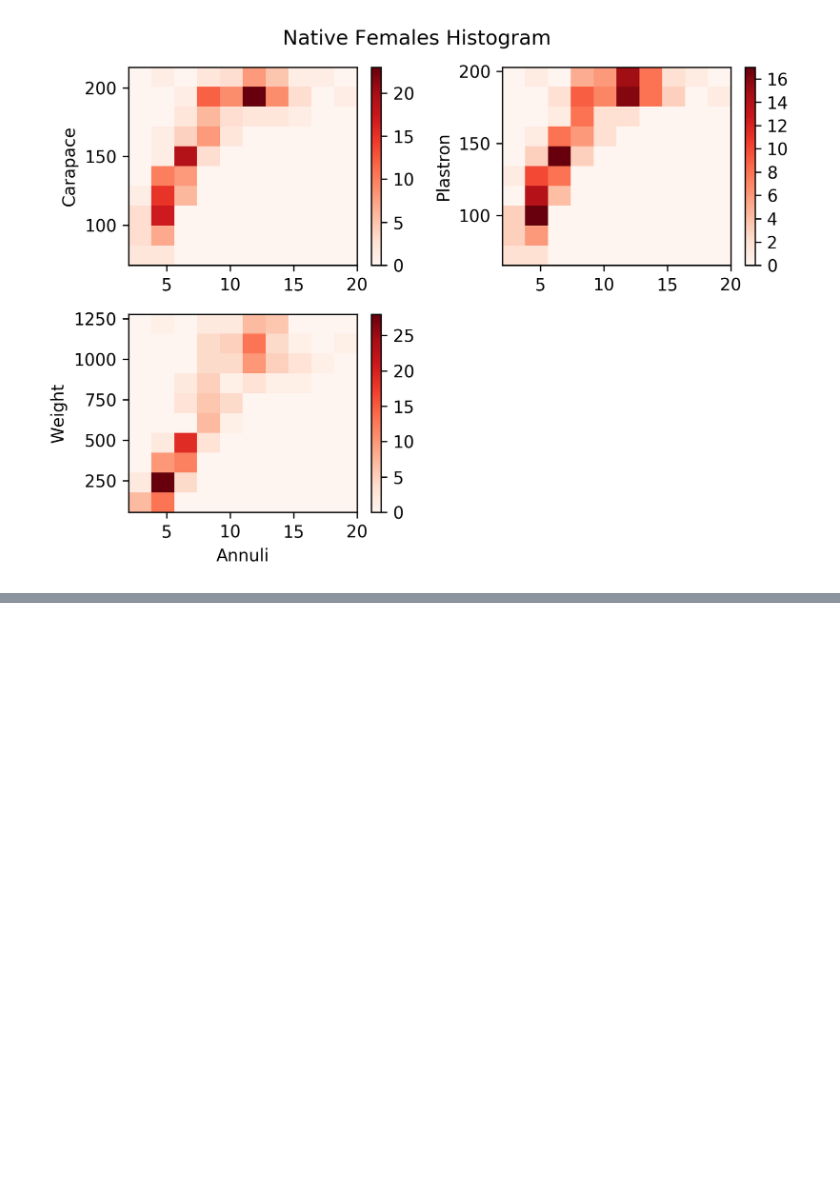
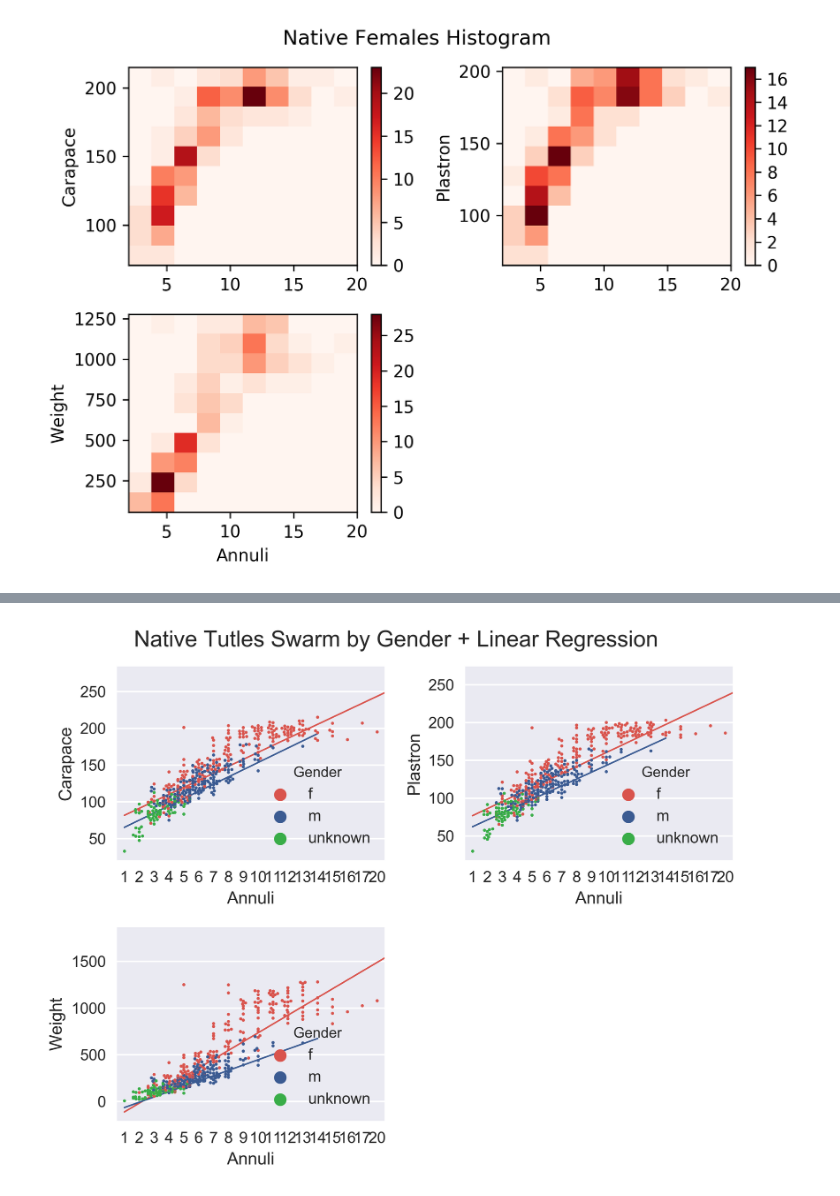
Before and after one commit to kimko/turtles-way-down, a Jupyter notebook: turtles-way-down.ipynb, the cells around one changed output, grey strips where cells are left out. Saved outputs shown, nothing was run; the diff lists cells and outputs as text; code cells hidden in the pictures; blank space fills up the shorter version.

Commit message:
Linear digression

```diff
--- a/turtles-way-down.ipynb
+++ b/turtles-way-down.ipynb
@@ -195,0 +197,81 @@ Plotting swarm plot with hue with 459 samples...
+# %%
+### Swarmplot with Hue and Linnear regression
+colors = [sns.xkcd_rgb['pale red'],sns.xkcd_rgb['denim blue'],sns.xkcd_rgb['medium green']]
+natives = natives[natives['Annuli']!=0]
+females = natives[natives['Gender']=='f']
+males = natives[natives['Gender']=='m']
+plt.rcParams['figure.dpi'] = 800
+
+## regression calculation
+## THIS NEEDS REFACTORING....LOTS OF COPY AND PASTE
+print('Linnear Regressions...')
+# Carapace
+aFC, bFC = np.polyfit(females['Annuli'],females['Carapace'],1)
+print('  Female / Carapace:')
+print('    slope =', aFC, 'Annuli / Carapace')
+print('    intercept =', bFC, 'Annuli')
+xFC = np.array([0,females.Annuli.max()])
+yFC = aFC * xFC + bFC
+
+aMC, bMC = np.polyfit(males['Annuli'],males['Carapace'],1)
+print('  Male / Carapace:')
+print('    slope =', aMC, 'Annuli / Carapace')
+print('    intercept =', bMC, 'Annuli')
+xMC = np.array([0,males.Annuli.max()])
+yMC = aMC * xMC + bMC
+
+# Plastron
+aFP, bFP = np.polyfit(females['Annuli'],females['Plastron'],1)
+print('  Female / Plastron:')
+print('    slope =', aFP, 'Annuli / Plastron')
+print('    intercept =', bFP, 'Annuli')
+xFP = np.array([0,females.Annuli.max()])
+yFP = aFP * xFP + bFP
+
+aMP, bMP = np.polyfit(males['Annuli'],males['Plastron'],1)
+print('  Male / Plastron:')
+print('    slope =', aMP, 'Annuli / Plastron')
+print('    intercept =', bMP, 'Annuli')
+xMP = np.array([0,males.Annuli.max()])
+yMP = aMP * xMP + bMP
+
+# Weight
+aFW, bFW = np.polyfit(females['Annuli'],females['Weight'],1)
+print('  Female / Weight:')
+print('    slope =', aFW, 'Annuli / Weight')
+print('    intercept =', bFW, 'Annuli')
+xFW = np.array([0,females.Annuli.max()])
+yFW = aFW * xFW + bFW
+
+aMW, bMW = np.polyfit(males['Annuli'],males['Weight'],1)
+print('  Male / Weight:')
+print('    slope =', aMW, 'Annuli / Weight')
+print('    intercept =', bMW, 'Annuli')
+xMW = np.array([0,males.Annuli.max()])
+yMW = aMW * xMW + bMW
+# Add regression line to your plot
+
+print ("Plotting swarm plot with hue with " + str(natives.Weight.count()) + ' samples...')
+sns.set()
+_ = plt.figure(5)
+_ = plt.suptitle('Native Tutles Swarm by Gender + Linear Regression')
+_ =plt.subplot(2,2,1)
+_ = sns.swarmplot(x='Annuli', y='Carapace', hue='Gender',data=natives,dodge=False,size=2,palette=colors)
+_ = plt.plot(xFC, yFC,linewidth=1,color=colors[0])
+_ = plt.plot(xMC, yMC,linewidth=1,color=colors[1])
+_ = plt.ylabel('Carapace')
+
+_ =plt.subplot(2,2,2)
+_ = sns.swarmplot(x='Annuli', y='Plastron', hue='Gender',data=natives,dodge=False,size=2,palette=colors)
+_ = plt.plot(xFP, yFP,linewidth=1,color=colors[0])
+_ = plt.plot(xMP, yMP,linewidth=1,color=colors[1])
+_ = plt.ylabel('Plastron')
+_ = plt.tight_layout(rect=[0, 0.03, 1, 0.95])
+
+_ = plt.subplot(2,2,3)
+_ = sns.swarmplot(x='Annuli', y='Weight', hue='Gender',data=natives,dodge=False,size=2,palette=colors)
+_ = plt.plot(xFW, yFW,linewidth=1,color=colors[0])
+_ = plt.plot(xMW, yMW,linewidth=1,color=colors[1])
+_ = plt.xlabel('Annuli')
+_ = plt.ylabel('Weight')
+# %% [output]
@@ -195,0 +298 @@ Plotting swarm plot with hue with 459 samples...
+[figure, added]
```
Also changed, not shown: parts of 4 cells of this notebook.
